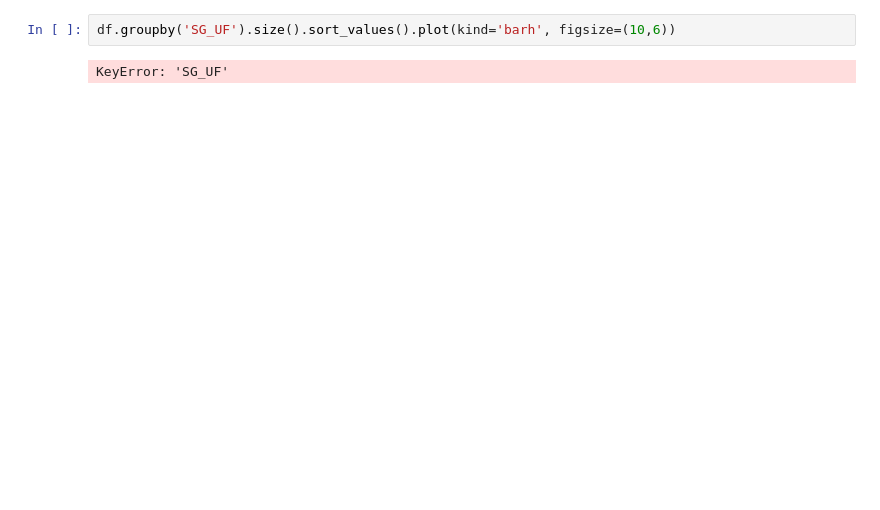
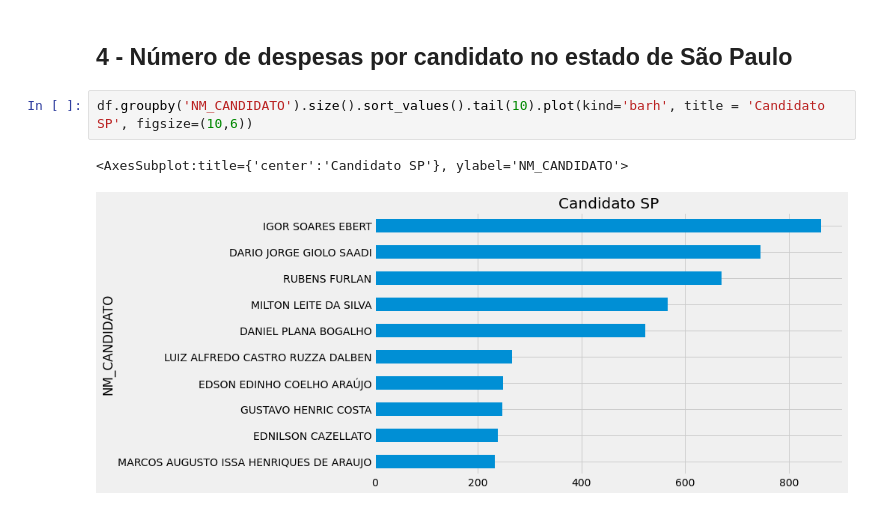
Before and after one commit to mflJefferson/despesas-eleitorais-cpv, a Jupyter notebook: despesas.ipynb, the cells around one changed output. Saved outputs shown, nothing was run; the diff lists cells and outputs as text; blank space fills up the shorter version.

```diff
--- a/despesas.ipynb
+++ b/despesas.ipynb
@@ -35,4 +52,7 @@ print(df.head())
+# %% [markdown]
+## 4 - Número de despesas por candidato no estado de São Paulo
 # %%
-df.groupby('SG_UF').size().sort_values().plot(kind='barh', figsize=(10,6))
+df.groupby('NM_CANDIDATO').size().sort_values().tail(10).plot(kind='barh', title = 'Candidato SP', figsize=(10,6))
 # %% [output]
-KeyError: 'SG_UF'
+<AxesSubplot:title={'center':'Candidato SP'}, ylabel='NM_CANDIDATO'>
+[figure, added]
```
Also changed, not shown: parts of 22 cells of this notebook, 2 other files.
